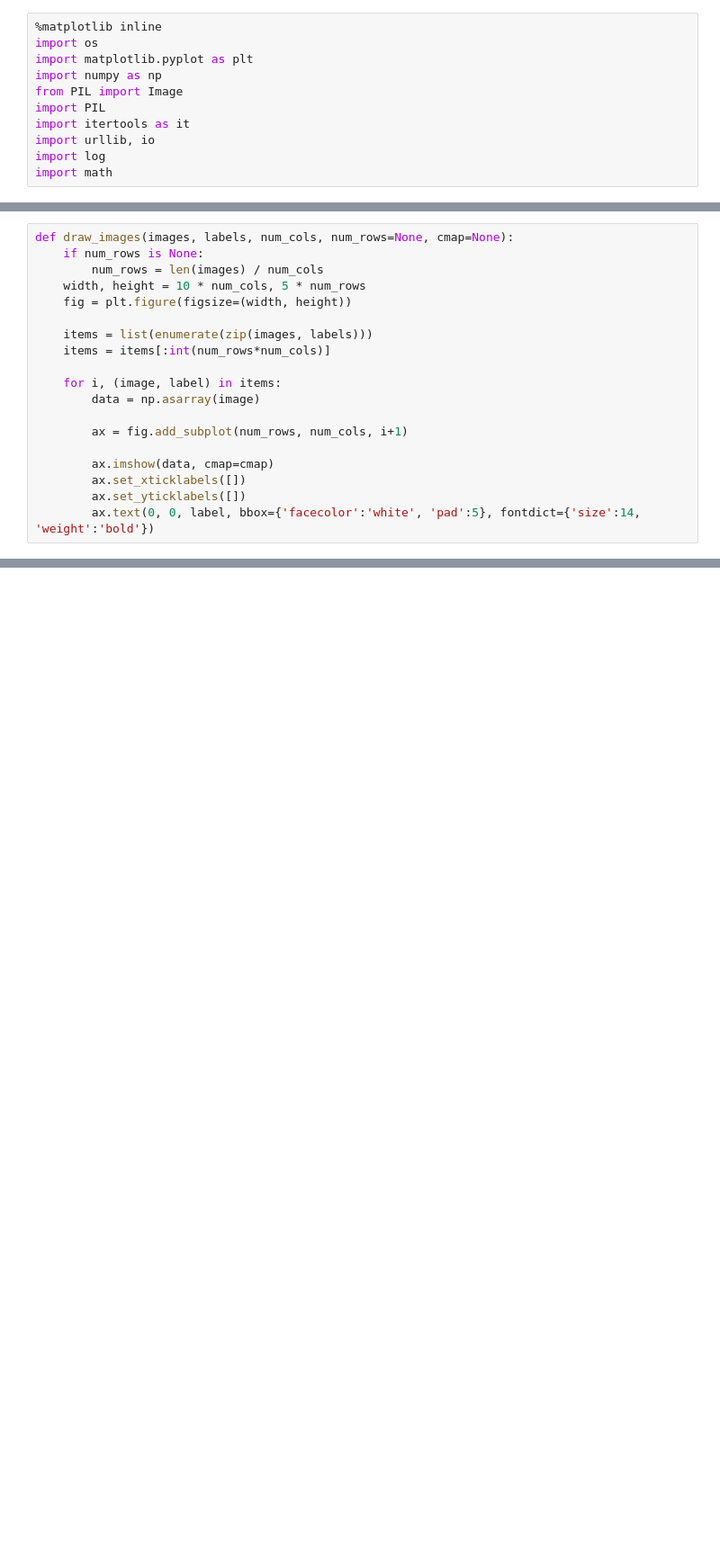
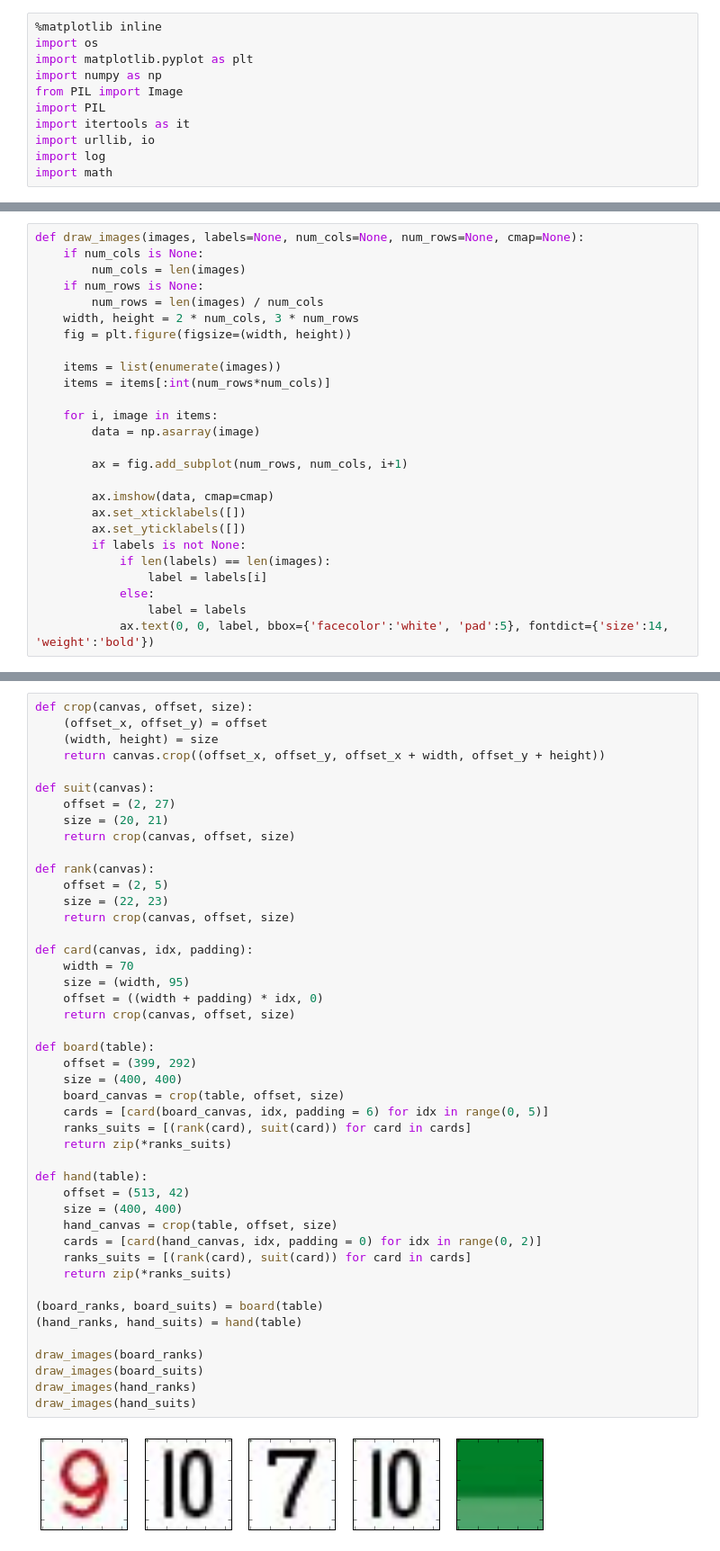
Before and after one commit to shuanat/pocker-bot, a Jupyter notebook: card_reader.ipynb, the cells around one changed output, grey strips where cells are left out. Shown at 90% size. Cells and saved outputs as stored; diff of their text form; blank space fills up the shorter version.

Commit message:
Board and hand card reader

```diff
--- a/card_reader.ipynb
+++ b/card_reader.ipynb
@@ -97,14 +21,16 @@ IndentationError: expected an indented block (<ipython-input-197-0af5af53eef5>,
 # %%
-def draw_images(images, labels, num_cols, num_rows=None, cmap=None):
+def draw_images(images, labels=None, num_cols=None, num_rows=None, cmap=None):
+    if num_cols is None:
+        num_cols = len(images)
     if num_rows is None:
         num_rows = len(images) / num_cols
-    width, height = 10 * num_cols, 5 * num_rows
+    width, height = 2 * num_cols, 3 * num_rows
     fig = plt.figure(figsize=(width, height))
 
-    items = list(enumerate(zip(images, labels)))
+    items = list(enumerate(images))
     items = items[:int(num_rows*num_cols)]
 
-    for i, (image, label) in items:
+    for i, image in items:
         data = np.asarray(image)
 
         ax = fig.add_subplot(num_rows, num_cols, i+1)
@@ -112,4 +38,9 @@ def draw_images(images, labels, num_cols, num_rows=None, cmap=None):
         ax.imshow(data, cmap=cmap)
         ax.set_xticklabels([])
         ax.set_yticklabels([])
-        ax.text(0, 0, label, bbox={'facecolor':'white', 'pad':5}, fontdict={'size':14, 'weight':'bold'})
+        if labels is not None:
+            if len(labels) == len(images):
+                label = labels[i]
+            else:
+                label = labels
+            ax.text(0, 0, label, bbox={'facecolor':'white', 'pad':5}, fontdict={'size':14, 'weight':'bold'})
@@ -162,0 +47,47 @@ tbl
+# %%
+def crop(canvas, offset, size):
+    (offset_x, offset_y) = offset
+    (width, height) = size
+    return canvas.crop((offset_x, offset_y, offset_x + width, offset_y + height))
+
+def suit(canvas):
+    offset = (2, 27)
+    size = (20, 21)
+    return crop(canvas, offset, size)
+
+def rank(canvas):
+    offset = (2, 5)
+    size = (22, 23)
+    return crop(canvas, offset, size)
+
+def card(canvas, idx, padding):
+    width = 70
+    size = (width, 95)
+    offset = ((width + padding) * idx, 0)
+    return crop(canvas, offset, size)
+
+def board(table):
+    offset = (399, 292)
+    size = (400, 400)
+    board_canvas = crop(table, offset, size)
+    cards = [card(board_canvas, idx, padding = 6) for idx in range(0, 5)]
+    ranks_suits = [(rank(card), suit(card)) for card in cards]
+    return zip(*ranks_suits)
+
+def hand(table):
+    offset = (513, 42)
+    size = (400, 400)
+    hand_canvas = crop(table, offset, size)
+    cards = [card(hand_canvas, idx, padding = 0) for idx in range(0, 2)]
+    ranks_suits = [(rank(card), suit(card)) for card in cards]
+    return zip(*ranks_suits)
+
+(board_ranks, board_suits) = board(table)
+(hand_ranks, hand_suits) = hand(table)
+
+draw_images(board_ranks)
+draw_images(board_suits)
+draw_images(hand_ranks)
+draw_images(hand_suits)
+# %% [output]
+[figure, added]
```
Also changed, not shown: parts of 8 cells of this notebook, 1 other file.
